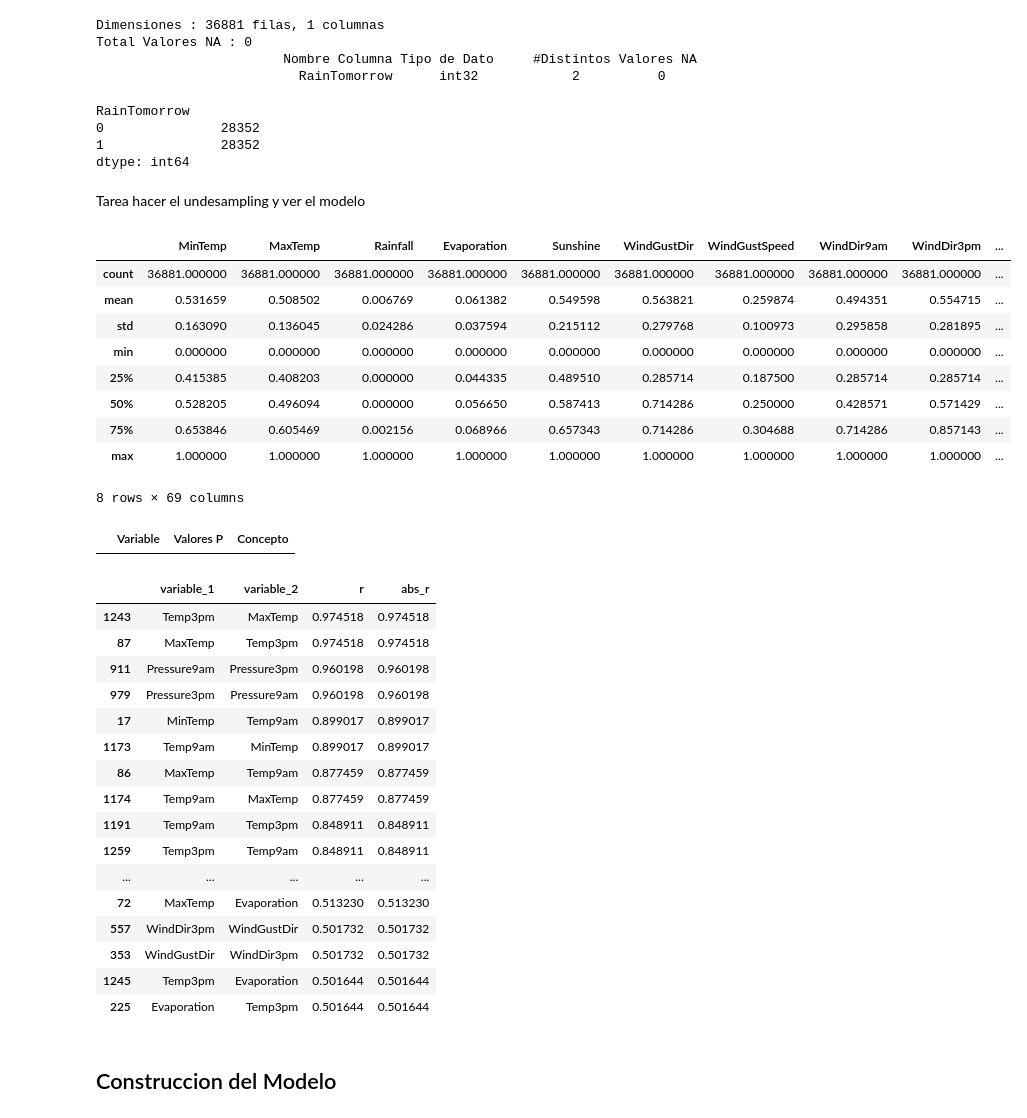
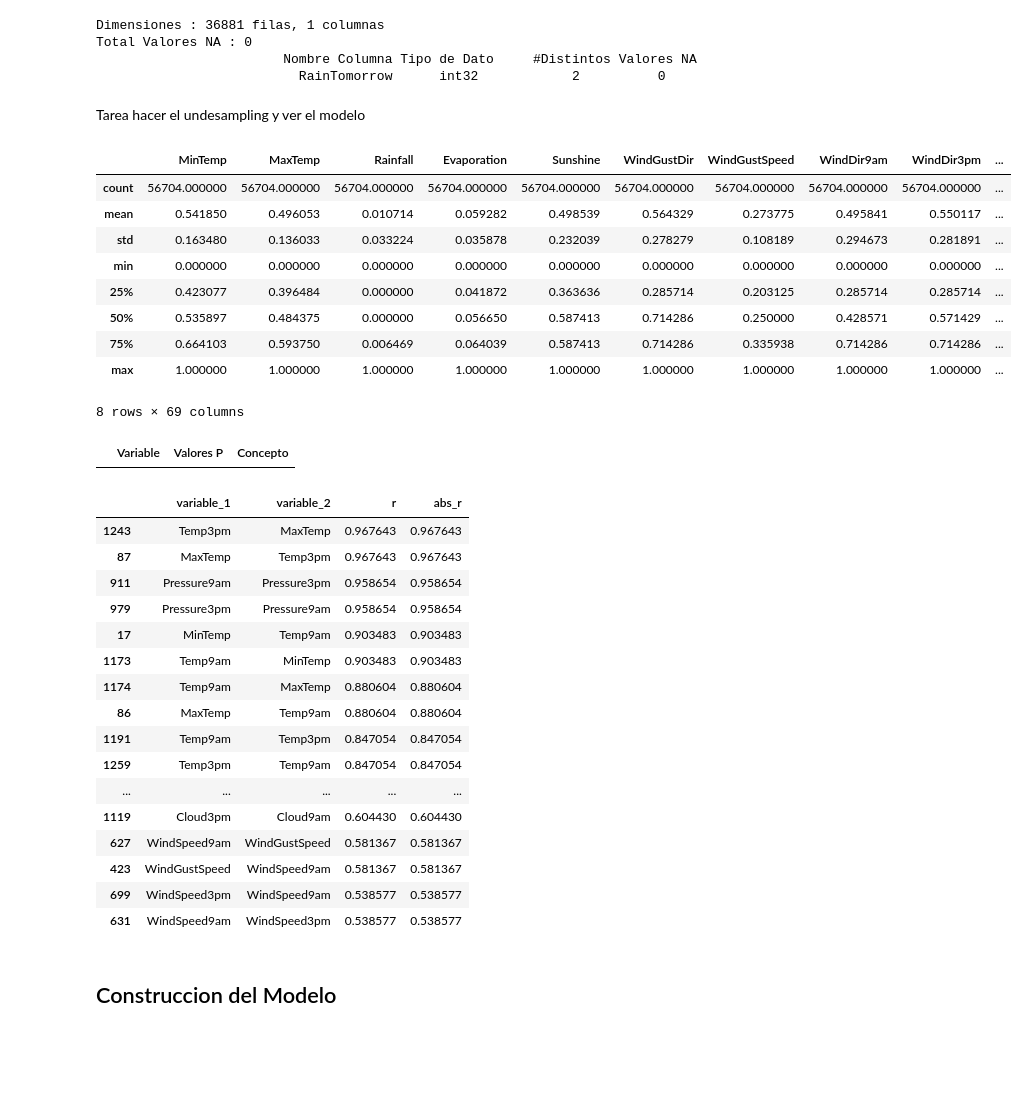
Before and after one commit to jaquimbayoc7/DocumentacionDiplomadoML, a Jupyter notebook: 4. Aprendizaje Supervisado Clasificación/RegresionLogistica.ipynb, the cells around one changed output. Cells and saved outputs as stored; diff of their text form; code cells hidden in the pictures; blank space fills up the shorter version.

```diff
--- a/4. Aprendizaje Supervisado Clasificación/RegresionLogistica.ipynb
+++ b/4. Aprendizaje Supervisado Clasificación/RegresionLogistica.ipynb
@@ -456,31 +456,32 @@ Dimensiones : 36881 filas, 1 columnas
 Total Valores NA : 0
                         Nombre Columna Tipo de Dato     #Distintos Valores NA
                           RainTomorrow      int32            2          0
-# %%
-dataOver = OverSample(y, 'RainTomorrow', 28352)
-
-dataOver.value_counts()
-# %% [output]
-RainTomorrow
-0               28352
-1               28352
-dtype: int64
+# %%
+##Unir dataframe X & y antes de hacer el over sampling
+
+dfUnion = pd.concat([dataN, y], axis=1)
+
+dataOver = OverSample(dfUnion, 'RainTomorrow', 28352)
+
+X= dataOver.drop(['RainTomorrow'], axis=1)
+
+y = dataOver['RainTomorrow']
 # %% [markdown]
 Tarea hacer el undesampling y ver el modelo
 # %%
 ## Normalizar la data
-dataNorm = normaData(dataN)
+dataNorm = normaData(X)
 
 dataNorm.describe()
 # %% [output]
 |  | MinTemp | MaxTemp | Rainfall | Evaporation | Sunshine | WindGustDir | WindGustSpeed | WindDir9am | WindDir3pm | ... |
-| count | 36881.000000 | 36881.000000 | 36881.000000 | 36881.000000 | 36881.000000 | 36881.000000 | 36881.000000 | 36881.000000 | 36881.000000 | ... |
-| mean | 0.531659 | 0.508502 | 0.006769 | 0.061382 | 0.549598 | 0.563821 | 0.259874 | 0.494351 | 0.554715 | ... |
-| std | 0.163090 | 0.136045 | 0.024286 | 0.037594 | 0.215112 | 0.279768 | 0.100973 | 0.295858 | 0.281895 | ... |
+| count | 56704.000000 | 56704.000000 | 56704.000000 | 56704.000000 | 56704.000000 | 56704.000000 | 56704.000000 | 56704.000000 | 56704.000000 | ... |
+| mean | 0.541850 | 0.496053 | 0.010714 | 0.059282 | 0.498539 | 0.564329 | 0.273775 | 0.495841 | 0.550117 | ... |
+| std | 0.163480 | 0.136033 | 0.033224 | 0.035878 | 0.232039 | 0.278279 | 0.108189 | 0.294673 | 0.281891 | ... |
 | min | 0.000000 | 0.000000 | 0.000000 | 0.000000 | 0.000000 | 0.000000 | 0.000000 | 0.000000 | 0.000000 | ... |
-| 25% | 0.415385 | 0.408203 | 0.000000 | 0.044335 | 0.489510 | 0.285714 | 0.187500 | 0.285714 | 0.285714 | ... |
-| 50% | 0.528205 | 0.496094 | 0.000000 | 0.056650 | 0.587413 | 0.714286 | 0.250000 | 0.428571 | 0.571429 | ... |
-| 75% | 0.653846 | 0.605469 | 0.002156 | 0.068966 | 0.657343 | 0.714286 | 0.304688 | 0.714286 | 0.857143 | ... |
+| 25% | 0.423077 | 0.396484 | 0.000000 | 0.041872 | 0.363636 | 0.285714 | 0.203125 | 0.285714 | 0.285714 | ... |
+| 50% | 0.535897 | 0.484375 | 0.000000 | 0.056650 | 0.587413 | 0.714286 | 0.250000 | 0.428571 | 0.571429 | ... |
+| 75% | 0.664103 | 0.593750 | 0.006469 | 0.064039 | 0.587413 | 0.714286 | 0.335938 | 0.714286 | 0.714286 | ... |
 | max | 1.000000 | 1.000000 | 1.000000 | 1.000000 | 1.000000 | 1.000000 | 1.000000 | 1.000000 | 1.000000 | ... |
 8 rows × 69 columns
 # %%
@@ -502,22 +503,22 @@ mejCorrelaciones = correlaciones[correlaciones['r']> 0.5]
 mejCorrelaciones
 # %% [output]
 |  | variable_1 | variable_2 | r | abs_r |
-| 1243 | Temp3pm | MaxTemp | 0.974518 | 0.974518 |
-| 87 | MaxTemp | Temp3pm | 0.974518 | 0.974518 |
-| 911 | Pressure9am | Pressure3pm | 0.960198 | 0.960198 |
-| 979 | Pressure3pm | Pressure9am | 0.960198 | 0.960198 |
-| 17 | MinTemp | Temp9am | 0.899017 | 0.899017 |
-| 1173 | Temp9am | MinTemp | 0.899017 | 0.899017 |
-| 86 | MaxTemp | Temp9am | 0.877459 | 0.877459 |
-| 1174 | Temp9am | MaxTemp | 0.877459 | 0.877459 |
-| 1191 | Temp9am | Temp3pm | 0.848911 | 0.848911 |
-| 1259 | Temp3pm | Temp9am | 0.848911 | 0.848911 |
+| 1243 | Temp3pm | MaxTemp | 0.967643 | 0.967643 |
+| 87 | MaxTemp | Temp3pm | 0.967643 | 0.967643 |
+| 911 | Pressure9am | Pressure3pm | 0.958654 | 0.958654 |
+| 979 | Pressure3pm | Pressure9am | 0.958654 | 0.958654 |
+| 17 | MinTemp | Temp9am | 0.903483 | 0.903483 |
+| 1173 | Temp9am | MinTemp | 0.903483 | 0.903483 |
+| 1174 | Temp9am | MaxTemp | 0.880604 | 0.880604 |
+| 86 | MaxTemp | Temp9am | 0.880604 | 0.880604 |
+| 1191 | Temp9am | Temp3pm | 0.847054 | 0.847054 |
+| 1259 | Temp3pm | Temp9am | 0.847054 | 0.847054 |
 | ... | ... | ... | ... | ... |
-| 72 | MaxTemp | Evaporation | 0.513230 | 0.513230 |
-| 557 | WindDir3pm | WindGustDir | 0.501732 | 0.501732 |
-| 353 | WindGustDir | WindDir3pm | 0.501732 | 0.501732 |
-| 1245 | Temp3pm | Evaporation | 0.501644 | 0.501644 |
-| 225 | Evaporation | Temp3pm | 0.501644 | 0.501644 |
+| 1119 | Cloud3pm | Cloud9am | 0.604430 | 0.604430 |
+| 627 | WindSpeed9am | WindGustSpeed | 0.581367 | 0.581367 |
+| 423 | WindGustSpeed | WindSpeed9am | 0.581367 | 0.581367 |
+| 699 | WindSpeed3pm | WindSpeed9am | 0.538577 | 0.538577 |
+| 631 | WindSpeed9am | WindSpeed3pm | 0.538577 | 0.538577 |
 # %% [markdown]
 ## Construccion del Modelo
 # %%
```
Also changed, not shown: parts of 7 cells of this notebook, 1 other file.
